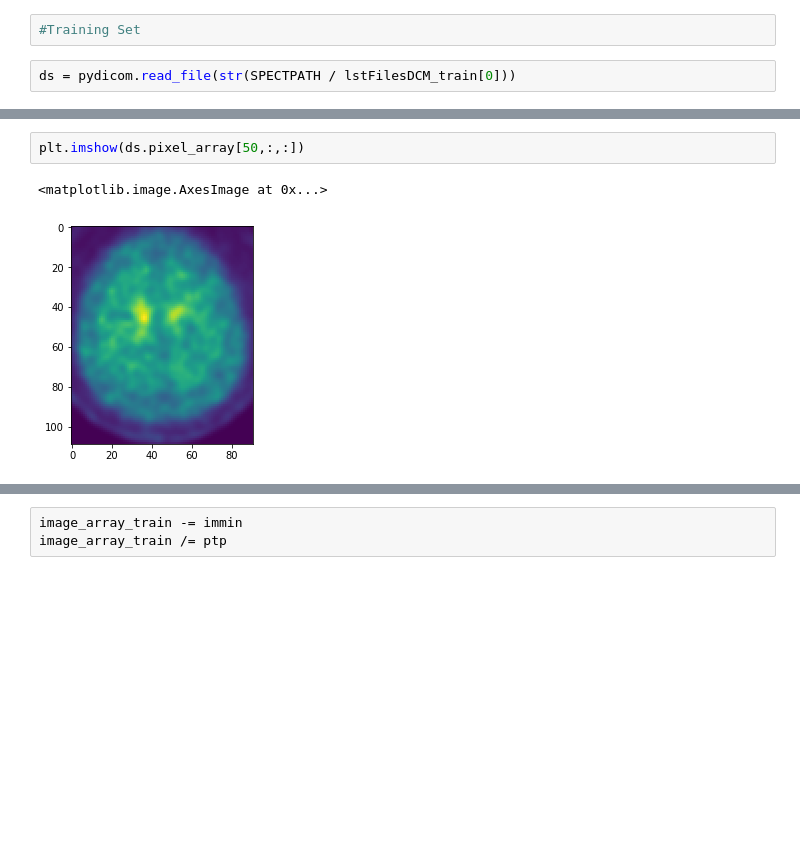
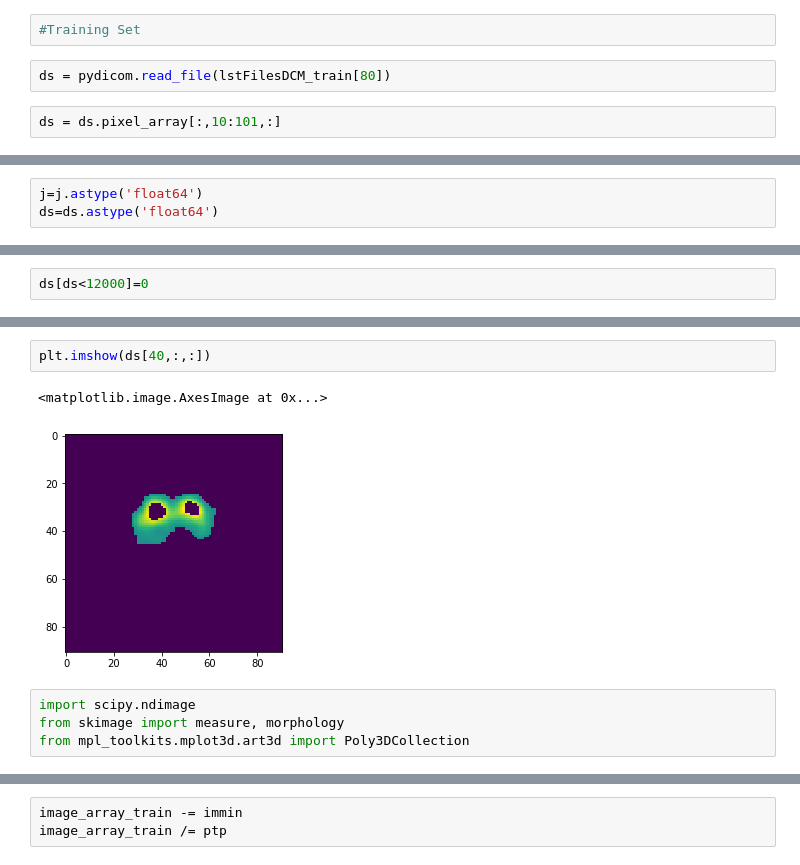
Before and after one commit to macsermkiat/PPMI, a Jupyter notebook: 2D,3D_SPECT_Classify_PD_all_slides.ipynb, the cells around one changed output, grey strips where cells are left out. Drawn from its saved outputs; the diff is of its cells as text; blank space fills up the shorter version.

```diff
--- a/2D,3D_SPECT_Classify_PD_all_slides.ipynb
+++ b/2D,3D_SPECT_Classify_PD_all_slides.ipynb
@@ -105,4 +217,6 @@ For NORMAL Image
 # %%
 #Training Set
 # %%
-ds = pydicom.read_file(str(SPECTPATH / lstFilesDCM_train[0]))
+ds = pydicom.read_file(lstFilesDCM_train[80])
+# %%
+ds = ds.pixel_array[:,10:101,:]
@@ -108,0 +246,3 @@ ds = pydicom.read_file(str(SPECTPATH / lstFilesDCM_train[0]))
+# %%
+j=j.astype('float64')
+ds=ds.astype('float64')
@@ -108,0 +251,2 @@ ds = pydicom.read_file(str(SPECTPATH / lstFilesDCM_train[0]))
+# %%
+ds[ds<12000]=0
@@ -109,5 +258,9 @@ ds = pydicom.read_file(str(SPECTPATH / lstFilesDCM_train[0]))
 # %%
-plt.imshow(ds.pixel_array[50,:,:])
+plt.imshow(ds[40,:,:])
 # %% [output]
 <matplotlib.image.AxesImage at 0x...>
-[figure, old version]
+[figure, new version]
+# %%
+import scipy.ndimage
+from skimage import measure, morphology
+from mpl_toolkits.mplot3d.art3d import Poly3DCollection
```
Also changed, not shown: parts of 57 cells of this notebook, 6 other files.
